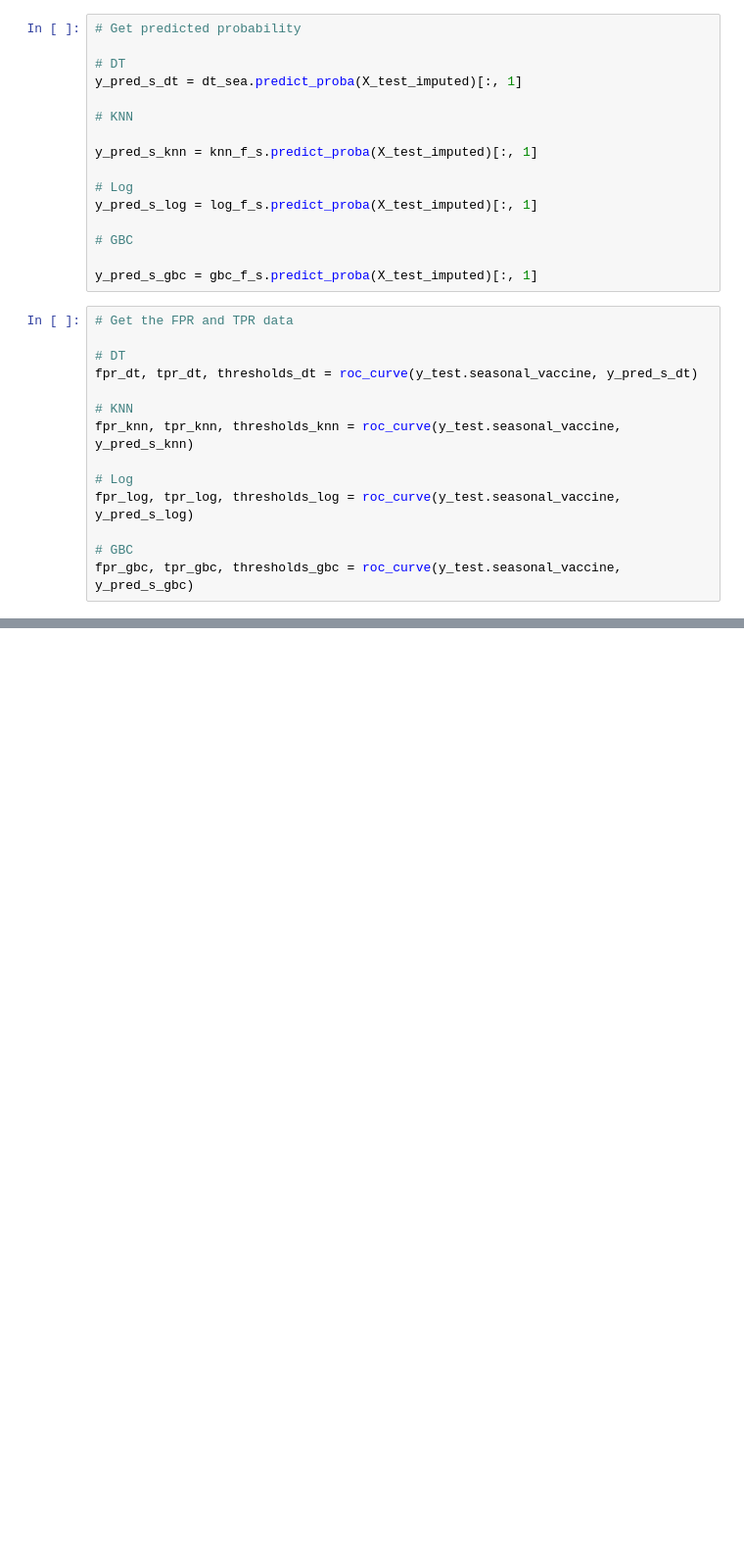
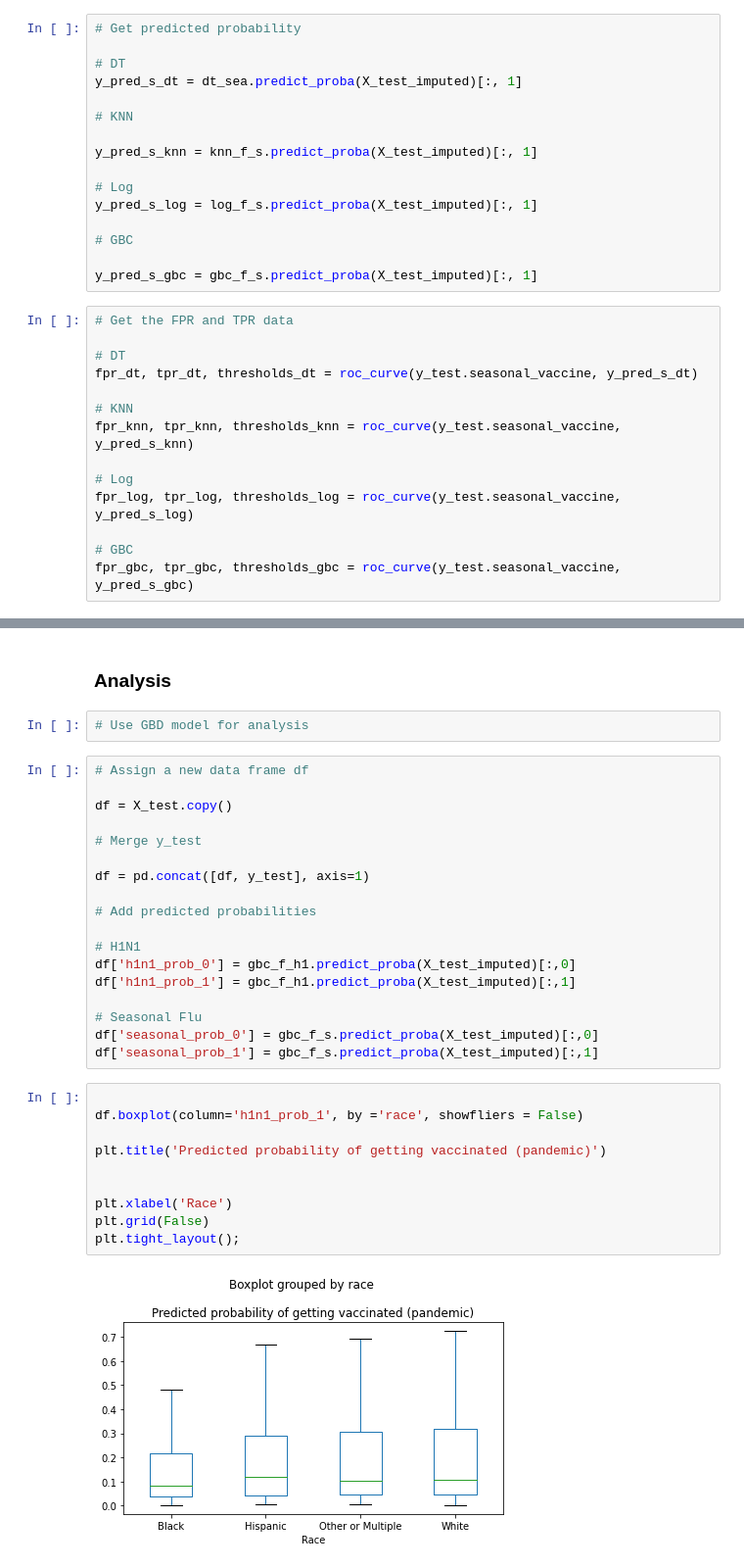
Before and after one commit to AMcqueen1980/H1N1Project, a Jupyter notebook: CleanPipeline-Models.ipynb, the cells around one changed output, grey strips where cells are left out. Shown: that part at 98% size. Saved outputs shown, nothing was run; the diff lists cells and outputs as text; blank space fills up the shorter version.

Commit message:
merged predicted probability and xtest data

```diff
--- a/CleanPipeline-Models.ipynb
+++ b/CleanPipeline-Models.ipynb
@@ -420,0 +421,34 @@ plt.tight_layout();
+# %% [markdown]
+### Analysis
+# %%
+# Use GBD model for analysis
+# %%
+# Assign a new data frame df
+
+df = X_test.copy()
+
+# Merge y_test
+
+df = pd.concat([df, y_test], axis=1)
+
+# Add predicted probabilities
+
+# H1N1
+df['h1n1_prob_0'] = gbc_f_h1.predict_proba(X_test_imputed)[:,0]
+df['h1n1_prob_1'] = gbc_f_h1.predict_proba(X_test_imputed)[:,1]
+
+# Seasonal Flu
+df['seasonal_prob_0'] = gbc_f_s.predict_proba(X_test_imputed)[:,0]
+df['seasonal_prob_1'] = gbc_f_s.predict_proba(X_test_imputed)[:,1]
+# %%
+
+df.boxplot(column='h1n1_prob_1', by ='race', showfliers = False)
+
+plt.title('Predicted probability of getting vaccinated (pandemic)')
+
+
+plt.xlabel('Race')
+plt.grid(False)
+plt.tight_layout();
+# %% [output]
+[figure, added]
```
Also changed, not shown: parts of 4 cells of this notebook, 2 other files.
